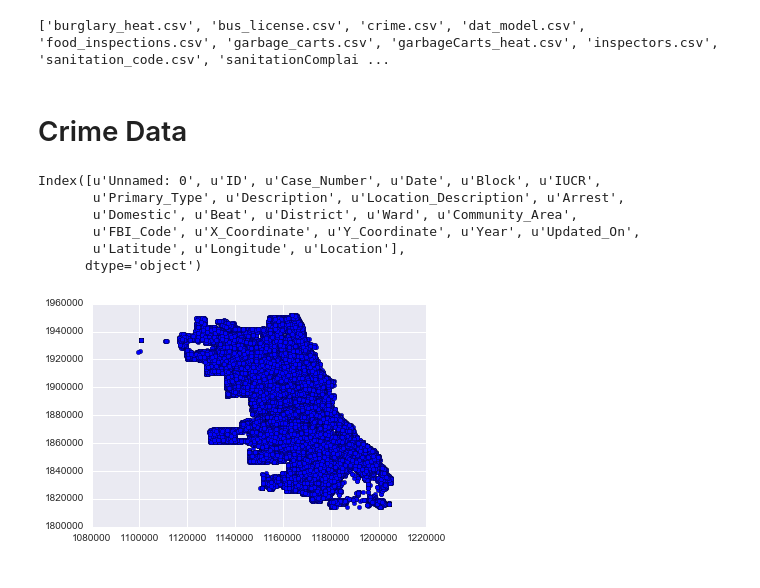
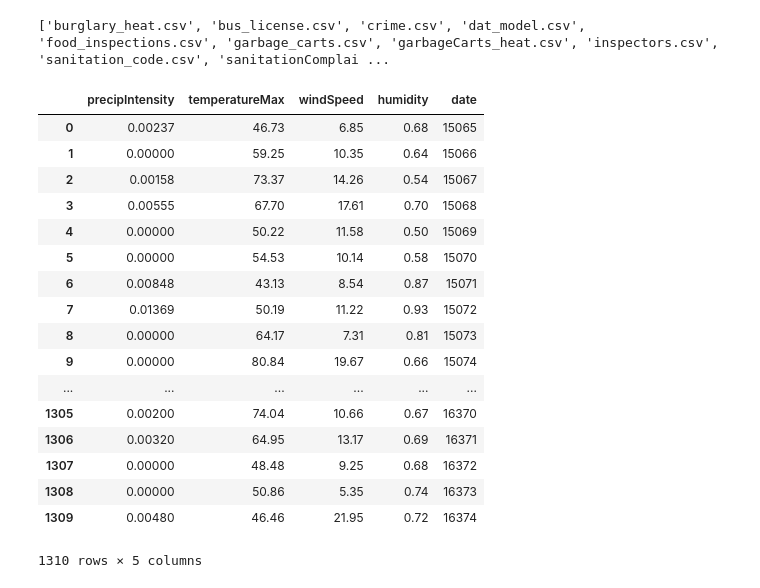
Before and after one commit to Fggw/exploration, a Jupyter notebook: exploration.ipynb, the cells around one changed output. Saved outputs shown, nothing was run; the diff lists cells and outputs as text; code cells hidden in the pictures.

```diff
--- a/exploration.ipynb
+++ b/exploration.ipynb
@@ -49,21 +51,22 @@ for df in dfs:
         del df['Unnamed: 0']
-# %% [markdown]
-# Crime Data
-# %%
-crime_df.columns
-# %% [output]
-Index([u'Unnamed: 0', u'ID', u'Case_Number', u'Date', u'Block', u'IUCR',
-       u'Primary_Type', u'Description', u'Location_Description', u'Arrest',
-       u'Domestic', u'Beat', u'District', u'Ward', u'Community_Area',
-       u'FBI_Code', u'X_Coordinate', u'Y_Coordinate', u'Year', u'Updated_On',
-       u'Latitude', u'Longitude', u'Location'],
-      dtype='object')
-# %%
-xloc = crime_df['X_Coordinate']
-yloc = crime_df['Y_Coordinate']
-
-plt.figure()
-plt.scatter(xloc, yloc)
-plt.show()
-# %% [output]
-[figure, removed]
+# %%
+weather_df
+# %% [output]
+|  | precipIntensity | temperatureMax | windSpeed | humidity | date |
+| 0 | 0.00237 | 46.73 | 6.85 | 0.68 | 15065 |
+| 1 | 0.00000 | 59.25 | 10.35 | 0.64 | 15066 |
+| 2 | 0.00158 | 73.37 | 14.26 | 0.54 | 15067 |
+| 3 | 0.00555 | 67.70 | 17.61 | 0.70 | 15068 |
+| 4 | 0.00000 | 50.22 | 11.58 | 0.50 | 15069 |
+| 5 | 0.00000 | 54.53 | 10.14 | 0.58 | 15070 |
+| 6 | 0.00848 | 43.13 | 8.54 | 0.87 | 15071 |
+| 7 | 0.01369 | 50.19 | 11.22 | 0.93 | 15072 |
+| 8 | 0.00000 | 64.17 | 7.31 | 0.81 | 15073 |
+| 9 | 0.00000 | 80.84 | 19.67 | 0.66 | 15074 |
+| ... | ... | ... | ... | ... | ... |
+| 1305 | 0.00200 | 74.04 | 10.66 | 0.67 | 16370 |
+| 1306 | 0.00320 | 64.95 | 13.17 | 0.69 | 16371 |
+| 1307 | 0.00000 | 48.48 | 9.25 | 0.68 | 16372 |
+| 1308 | 0.00000 | 50.86 | 5.35 | 0.74 | 16373 |
+| 1309 | 0.00480 | 46.46 | 21.95 | 0.72 | 16374 |
+1310 rows × 5 columns
```
Also changed, not shown: parts of 7 cells of this notebook, 2 other files.
